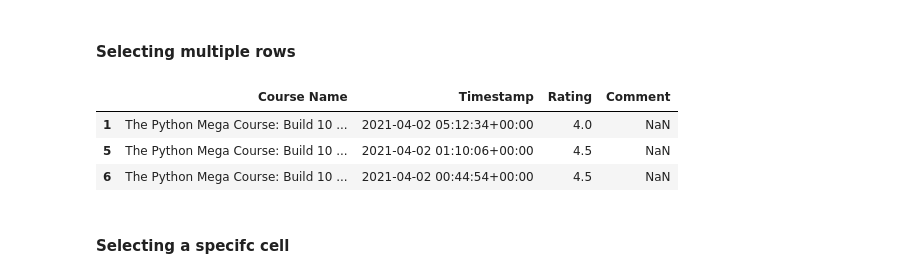
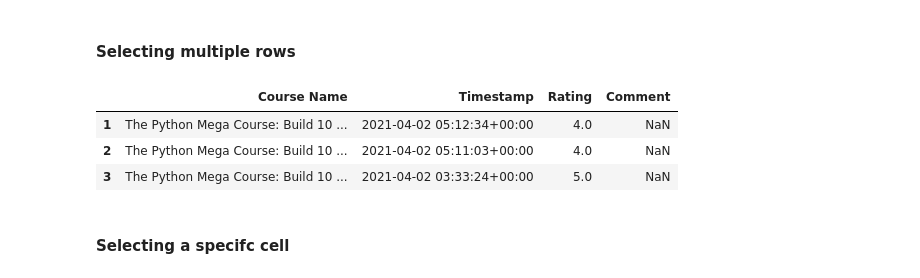
Before and after one commit to Mario-D93/reviews_data_analysis, a Jupyter notebook: reviews.ipynb, the cells around one changed output. Cells and saved outputs as stored; diff of their text form; code cells hidden in the pictures.

Commit message:
data analysis tests

```diff
--- a/reviews.ipynb
+++ b/reviews.ipynb
@@ -76,14 +77,14 @@ Name: 3, dtype: object
 # %% [markdown]
 #### Selecting multiple rows
 # %%
-multiple_rows = data_reviews.iloc[[1,5,6]]
-#multiple_rows = data_reviews.iloc[1:4]
+#multiple_rows = data_reviews.iloc[[1,4,8,9]]
+multiple_rows = data_reviews.iloc[1:4]
 multiple_rows
 # %% [output]
 |  | Course Name | Timestamp | Rating | Comment |
 | 1 | The Python Mega Course: Build 10 ... | 2021-04-02 05:12:34+00:00 | 4.0 | NaN |
-| 5 | The Python Mega Course: Build 10 ... | 2021-04-02 01:10:06+00:00 | 4.5 | NaN |
-| 6 | The Python Mega Course: Build 10 ... | 2021-04-02 00:44:54+00:00 | 4.5 | NaN |
+| 2 | The Python Mega Course: Build 10 ... | 2021-04-02 05:11:03+00:00 | 4.0 | NaN |
+| 3 | The Python Mega Course: Build 10 ... | 2021-04-02 03:33:24+00:00 | 5.0 | NaN |
 # %% [markdown]
 #### Selecting a specifc cell
 # %%
```
Also changed, not shown: parts of 26 cells of this notebook.
